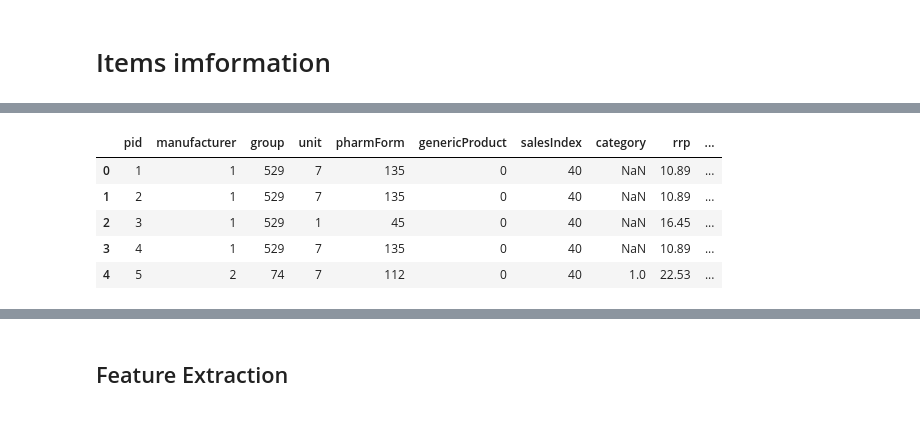
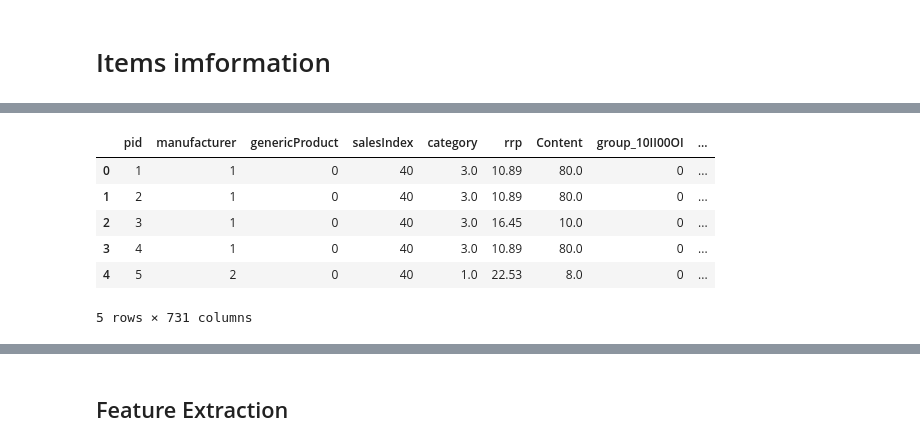
Before and after one commit to t830506/Data_Mining_Cup, a Jupyter notebook: 1. DMC feature extraction and ml.ipynb, the cells around one changed output, grey strips where cells are left out. Cells and saved outputs as stored; diff of their text form; code cells hidden in the pictures.

```diff
--- a/1. DMC feature extraction and ml.ipynb
+++ b/1. DMC feature extraction and ml.ipynb
@@ -75,29 +88,12 @@ df_items0.pharmForm = df_items0.pharmForm.str.upper()
-# %%
-### 處理content的資料型態
-content = pd.DataFrame(df_items0.content.str.split('X',2).tolist(), columns = ['x','y','z'])
-content = content.fillna('1')
-content.x = pd.to_numeric(content.x, errors='coerce')
-content.y = pd.to_numeric(content.y, errors='coerce')
-content.z = pd.to_numeric(content.z, errors='coerce')
-content['Content'] = content.x * content.y * content.z
-df_items1 = pd.concat([df_items0, content], axis=1, join_axes=[df_items0.index])
-del df_items1["x"]
-del df_items1["y"]
-del df_items1["z"]
-del df_items1["content"]
-
-### 將categorical columns轉成數字型態
-df_items1.group = df_items1.group.astype("category").cat.codes
-df_items1.unit = df_items1.unit.astype("category").cat.codes
-df_items1.pharmForm = df_items1.pharmForm.astype("category").cat.codes
-#df_items = pd.get_dummies(df_items)
-
-df_items1.head()
-# %% [output]
-|  | pid | manufacturer | group | unit | pharmForm | genericProduct | salesIndex | category | rrp | ... |
-| 0 | 1 | 1 | 529 | 7 | 135 | 0 | 40 | NaN | 10.89 | ... |
-| 1 | 2 | 1 | 529 | 7 | 135 | 0 | 40 | NaN | 10.89 | ... |
-| 2 | 3 | 1 | 529 | 1 | 45 | 0 | 40 | NaN | 16.45 | ... |
-| 3 | 4 | 1 | 529 | 7 | 135 | 0 | 40 | NaN | 10.89 | ... |
-| 4 | 5 | 2 | 74 | 7 | 112 | 0 | 40 | 1.0 | 22.53 | ... |
+# %%
+df_items = preprocesing(df_items)
+df_items.head()
+# %% [output]
+|  | pid | manufacturer | genericProduct | salesIndex | category | rrp | Content | group_10II00OI | ... |
+| 0 | 1 | 1 | 0 | 40 | 3.0 | 10.89 | 80.0 | 0 | ... |
+| 1 | 2 | 1 | 0 | 40 | 3.0 | 10.89 | 80.0 | 0 | ... |
+| 2 | 3 | 1 | 0 | 40 | 3.0 | 16.45 | 10.0 | 0 | ... |
+| 3 | 4 | 1 | 0 | 40 | 3.0 | 10.89 | 80.0 | 0 | ... |
+| 4 | 5 | 2 | 0 | 40 | 1.0 | 22.53 | 8.0 | 0 | ... |
+5 rows × 731 columns
 # %%
```
Also changed, not shown: parts of 13 cells of this notebook, 4 other files.
